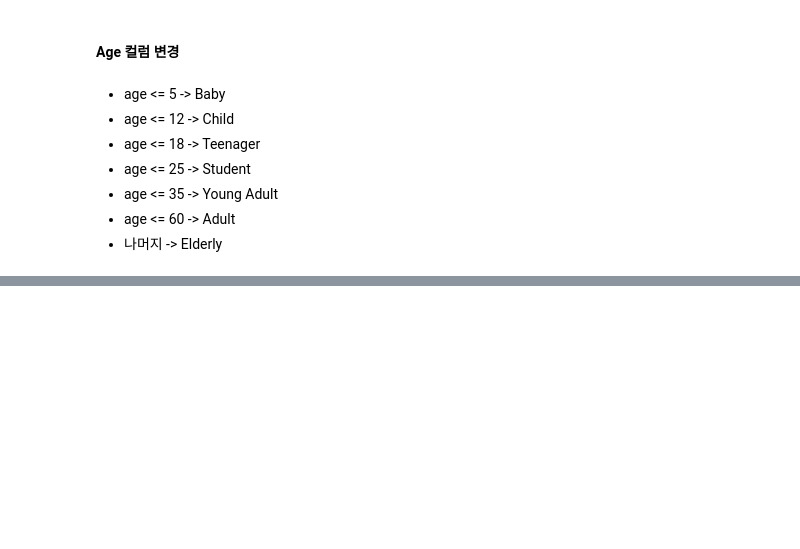
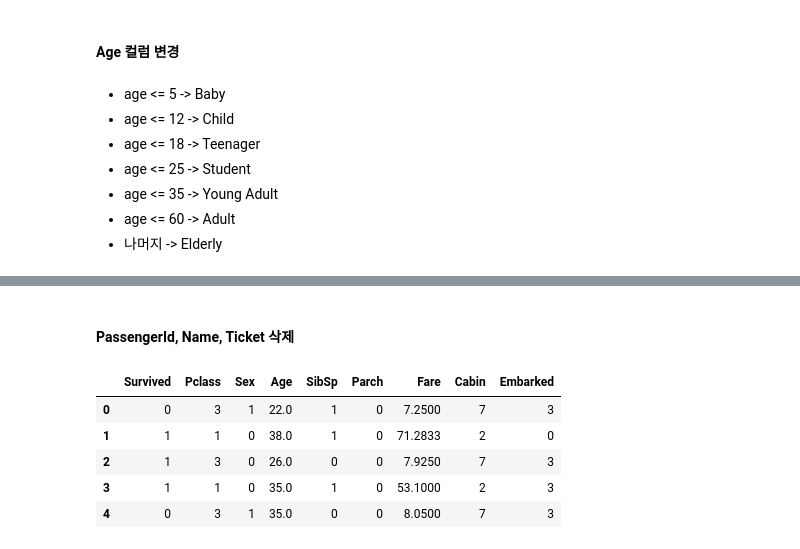
Before and after one commit to dongkyuu/TIL, a Jupyter notebook: pandas.ipynb, the cells around one changed output, grey strips where cells are left out. Cells and saved outputs as stored; diff of their text form; code cells hidden in the pictures; blank space fills up the shorter version.

```diff
--- a/pandas.ipynb
+++ b/pandas.ipynb
@@ -234,0 +272,4 @@ titanic_df.head()
+# %%
+encoder = LabelEncoder()
+encoder.fit(titanic_df['Sex'])
+titanic_df['Sex'] = encoder.transform(titanic_df['Sex'])
@@ -234,0 +280,4 @@ titanic_df.head()
+# %%
+encoder = LabelEncoder()
+encoder.fit(titanic_df['Cabin'])
+titanic_df['Cabin'] = encoder.transform(titanic_df['Cabin'])
@@ -234,0 +288,4 @@ titanic_df.head()
+# %%
+encoder = LabelEncoder()
+encoder.fit(titanic_df['Embarked'])
+titanic_df['Embarked'] = encoder.transform(titanic_df['Embarked'])
@@ -234,0 +318,13 @@ titanic_df.head()
+# %% [markdown]
+#### PassengerId, Name, Ticket 삭제
+# %%
+titanic_df.drop(['Name', 'Ticket', 'PassengerId'], axis=1, inplace=True)
+# %%
+titanic_df.head(5)
+# %% [output]
+|  | Survived | Pclass | Sex | Age | SibSp | Parch | Fare | Cabin | Embarked |
+| 0 | 0 | 3 | 1 | 22.0 | 1 | 0 | 7.2500 | 7 | 3 |
+| 1 | 1 | 1 | 0 | 38.0 | 1 | 0 | 71.2833 | 2 | 0 |
+| 2 | 1 | 3 | 0 | 26.0 | 0 | 0 | 7.9250 | 7 | 3 |
+| 3 | 1 | 1 | 0 | 35.0 | 1 | 0 | 53.1000 | 2 | 3 |
+| 4 | 0 | 3 | 1 | 35.0 | 0 | 0 | 8.0500 | 7 | 3 |
```
Also changed, not shown: parts of 18 cells of this notebook.
